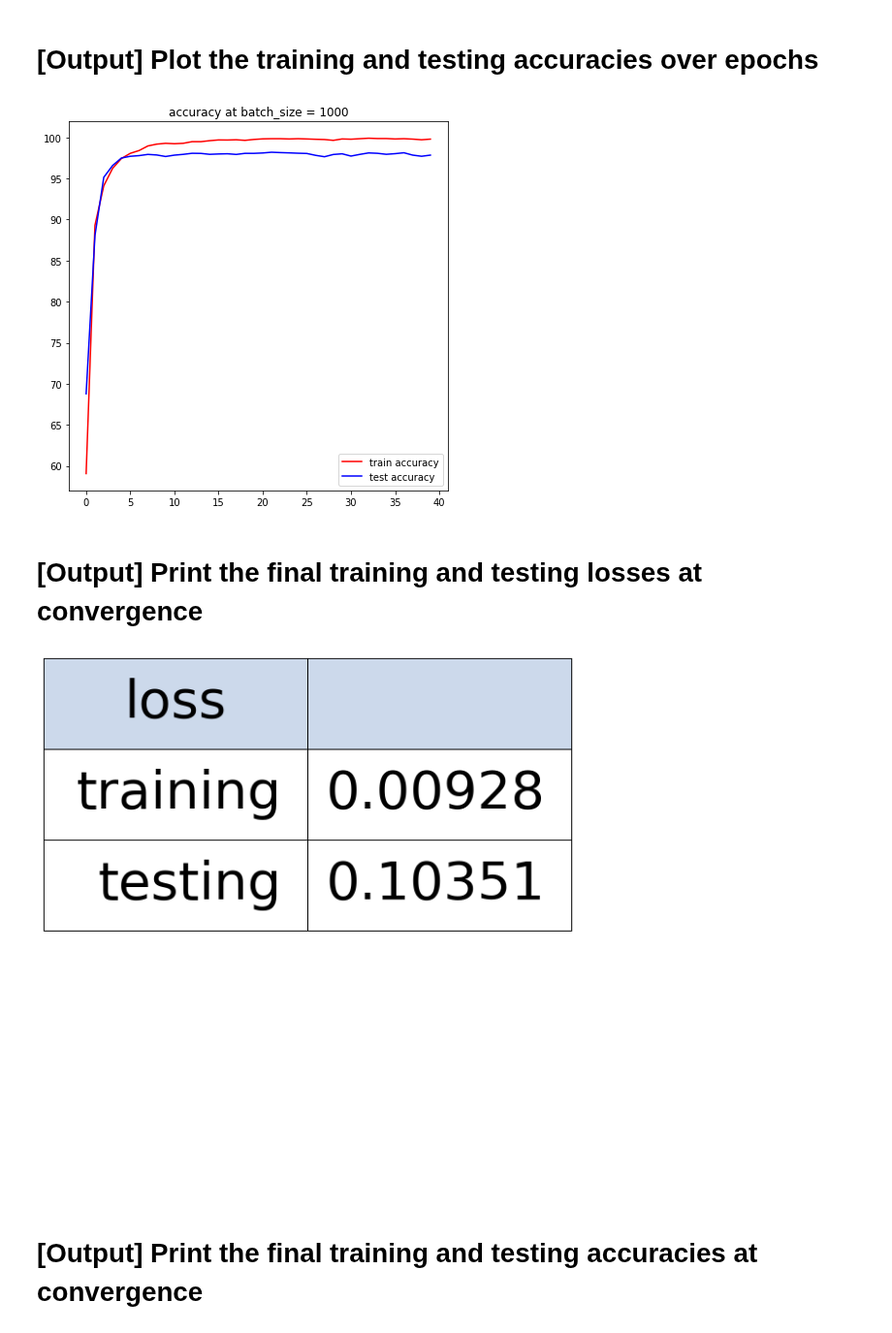
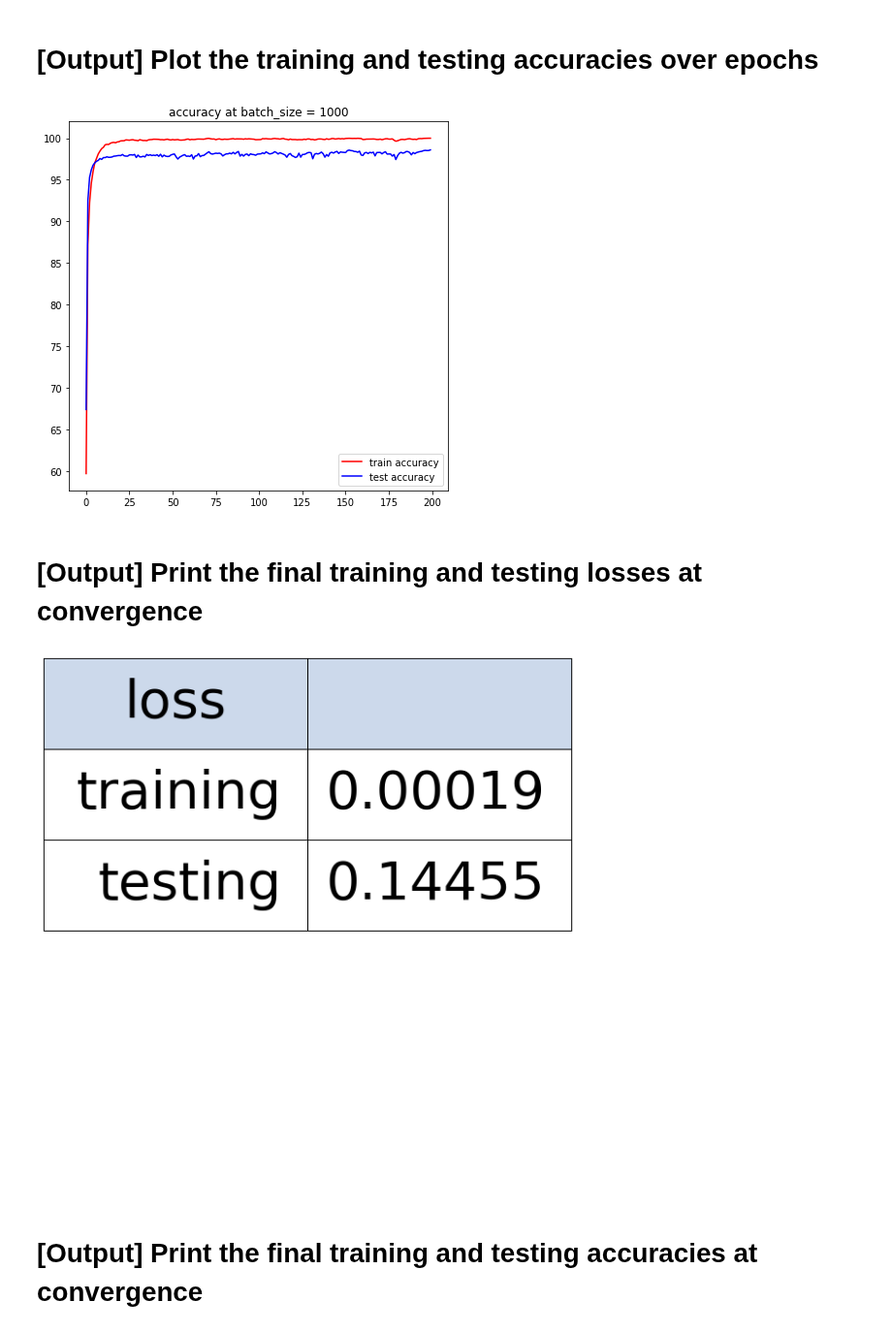
Before and after one commit to thdgmltjd123/MLProject, a Jupyter notebook: Assignment11_20150711.ipynb, the cells around one changed output. Shown at 97% size. Drawn from its saved outputs; the diff is of its cells as text; code cells hidden in the pictures.

Commit message:
hmm,,, conv5layer fc3layer epoch 200 98.596,, not bad CNN architecture

```diff
--- a/Assignment11_20150711.ipynb
+++ b/Assignment11_20150711.ipynb
@@ -58,9 +58,9 @@ class MyModel(nn.Module):
         nn.MaxPool2d(2),
     )
     self.convolutional4 = nn.Sequential(
-    nn.Conv2d(80,40, size_kernel, padding = 0, bias = False),
+    nn.Conv2d(80,80, size_kernel, padding = 0, bias = False),
     nn.ReLU(),
-    nn.BatchNorm2d(40),
+    nn.BatchNorm2d(80),
     )
     self.feature = nn.Sequential(self.convolutional0,
                                  self.convolutional1,
@@ -71,20 +71,20 @@ class MyModel(nn.Module):
     # layer 1층 : 28*28 데이터가 600으로 나옴
     # activation_function = ReLU
     self.classifier1 = nn.Sequential(
-        nn.Linear(in_features = 40*3*3, out_features=300, bias = True),
+        nn.Linear(in_features = 80*3*3, out_features=600, bias = True),
         nn.ReLU(),
-        nn.Dropout(p = 0.4),
+        nn.Dropout(p = 0.5),
     )
     # layer 2층 : 600 데이터가 300으로 나옴
     # activation_function = ReLU
     self.classifier2 = nn.Sequential(
-        nn.Linear(in_features = 300, out_features = 150, bias = True),
+        nn.Linear(in_features = 600, out_features = 300, bias = True),
         nn.ReLU(),
-        nn.Dropout(p = 0.4)
+        nn.Dropout(p = 0.5)
     )
     # output layer 3층 : 300 데이터가 10으로 나옴
     self.classifier3 = nn.Sequential(
-        nn.Linear(in_features=150, out_features = num_classes, bias = True),
+        nn.Linear(in_features=300, out_features = num_classes, bias = True),
     )
     self.classifier = nn.Sequential(self.classifier1, self.classifier2,self.classifier3)
     self._initialize_weight()
@@ -159,7 +159,7 @@ def CNN(train_loader, test_loader, epoch, learning_rate, no_cuda = False):
     test_L_iters.append(test_loss)
     accuracy = 100 * test_correct / len(test_loader.dataset)
     test_acc_iters.append(accuracy)
-    if i % 4 == 0:
+    if i % 20 == 0:
       print("progress = {}, current loss = {}, current device = {}".format(100 * i / epoch, train_loss, torch.cuda.get_device_name()))
       print("test loss = {} test accuracy = {}\n".format(test_loss, accuracy))
 
@@ -172,9 +172,9 @@ temp_test = datasets.MNIST(root = data_path, train = True,
                   download=True, transform = transform)
 # %%
 # 배치사이즈별 학습
-bs = 1000
-epoch = 40
-learning_rate_value = 0.003
+bs = 500
+epoch = 200
+learning_rate_value = 0.001
 no_cuda = False
 # 배치사이즈별 loss and accuracy
 batch_train_loss = []
@@ -248,25 +248,25 @@ plt.title("accuracy at batch_size = 1000")
 plt.legend(loc = "best")
 plt.show()
 # %% [output]
-[figure, old version]
+[figure, new version]
 # %% [markdown]
 # **[Output] Print the final training and testing losses at convergence**
 # %%
 columns = ["loss"," "]
-cellText = [["training", round(batch_train_loss[0][196],5)],
-            ["testing", round(batch_test_loss[0][196],5)]]
+cellText = [["training", round(batch_train_loss[0][np.argmax(batch_test_accuracy[0])],5)],
+            ["testing", round(batch_test_loss[0][np.argmax(batch_test_accuracy[0])],5)]]
 colors = ["#ccd9eb","#ccd9eb"]
 fig, ax = plt.subplots(figsize = (5,5))
 plt.axis("off")
 table = ax.table(cellText = cellText,
                  colLabels = columns,
                  colColours = colors,
                  loc = "top",
                  )
 table.set_fontsize(100)
 table.scale(2,8)
 # %% [output]
-[figure, old version]
+[figure, new version]
 # %% [markdown]
 # **[Output] Print the final training and testing accuracies at convergence**
 # %%
```
Also changed, not shown: parts of 5 cells of this notebook.
